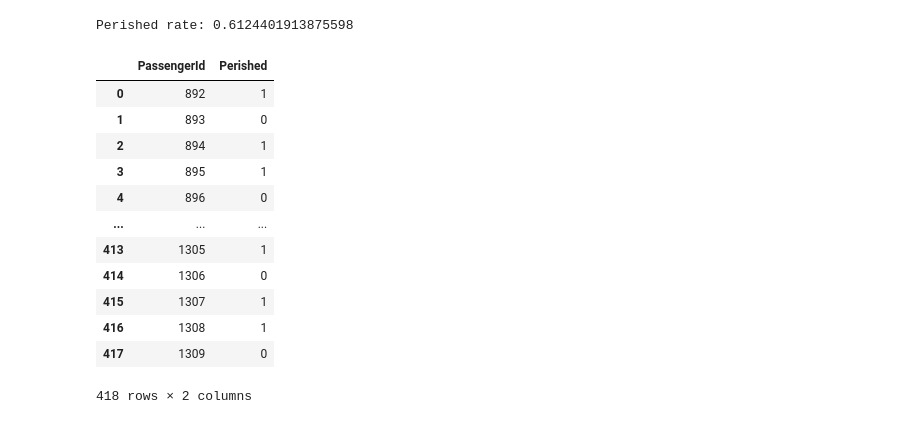
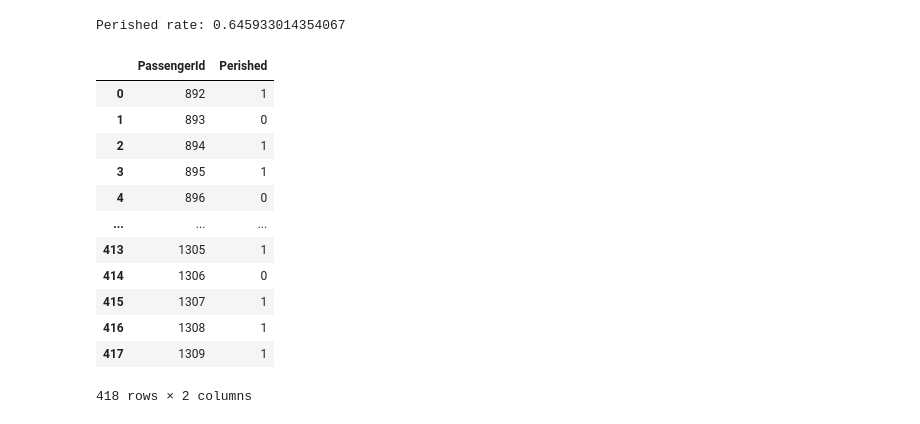
Before and after one commit to saka2ki/GCI, a Jupyter notebook: titanic/notebook/titanic.ipynb, the cells around one changed output. Drawn from its saved outputs; the diff is of its cells as text; code cells hidden in the pictures.

```diff
--- a/titanic/notebook/titanic.ipynb
+++ b/titanic/notebook/titanic.ipynb
@@ -419,7 +76,13 @@ from params import lgb_params, rf_params, cat_params, lr_params
 from sklearn.model_selection import train_test_split
 
 X = df_train[numerical+categorical+dum_categorical]
-y = df_train['Perished']
+y = df_train[target]
 X, X_test, y, y_test = train_test_split(X, y, test_size=0.2, random_state=42)
-X_test.columns
+for key in objectives:
+    print(key)
+    if key=='LGB': objectives[key]=Objective(X, y, model=LGB, params=lgb_params, numerical=numerical, categorical=categorical, n_trial=300)
+    if key=='RF': objectives[key]=Objective(X, y, model=RF, params=rf_params, numerical=numerical, categorical=dum_categorical, n_trial=100)
+    if key=='CAT': objectives[key]=Objective(X, y, model=CAT, params=cat_params, numerical=numerical, categorical=categorical, n_trial=300)
+    if key=='LR': objectives[key]=Objective(X, y, model=LR, params=lr_params, numerical=numerical, categorical=dum_categorical, n_trial=100)
+    objectives[key]()
 # %% [output]
@@ -451,6 +93,7 @@ lr_objective()
 # %%
 # 最適なハイパーパラメータの表示
 print("Best trial:")
-print(lgb_objective.study.best_trial.params)
+for key in objectives:
+    print(f'{key}: {objectives[key].study.best_trial.params}')
 # %% [output]
 Best trial:
@@ -501,26 +143,23 @@ LR Accuracy: 0.7907303370786517 , Best Score: [0.7692307692307693, 0.82517482517
 # %%
-pred_prob = []
-for model in lgb_objective.best_model + rf_objective.best_model + cat_objective.best_model + lr_objective.best_model:
-    pred_prob.append(model.predict(df_test[numerical+categorical+dum_categorical]))
-pred = (np.mean(pred_prob, axis=0) > 0.5).astype(int)
+pred = (np.mean([model.predict(df_test[numerical+categorical+dum_categorical]) for model in objectives[key].best_model for key in objectives], axis=0) > 0.5).astype(int)
 print(f'Perished rate: {np.count_nonzero(pred==1)/len(pred)}')
 submission = pd.read_csv('../gender_submission.csv')
-submission['Perished'] = pred
+submission[target] = pred
 submission
 # %% [output]
-Perished rate: 0.6124401913875598
+Perished rate: 0.645933014354067
 |  | PassengerId | Perished |
 | 0 | 892 | 1 |
 | 1 | 893 | 0 |
 | 2 | 894 | 1 |
 | 3 | 895 | 1 |
 | 4 | 896 | 0 |
 | ... | ... | ... |
 | 413 | 1305 | 1 |
 | 414 | 1306 | 0 |
 | 415 | 1307 | 1 |
 | 416 | 1308 | 1 |
-| 417 | 1309 | 0 |
+| 417 | 1309 | 1 |
 418 rows × 2 columns
 # %%
 submission.to_csv('../submission.csv',index=False)
```
Also changed, not shown: parts of 18 cells of this notebook, 3 other files.
